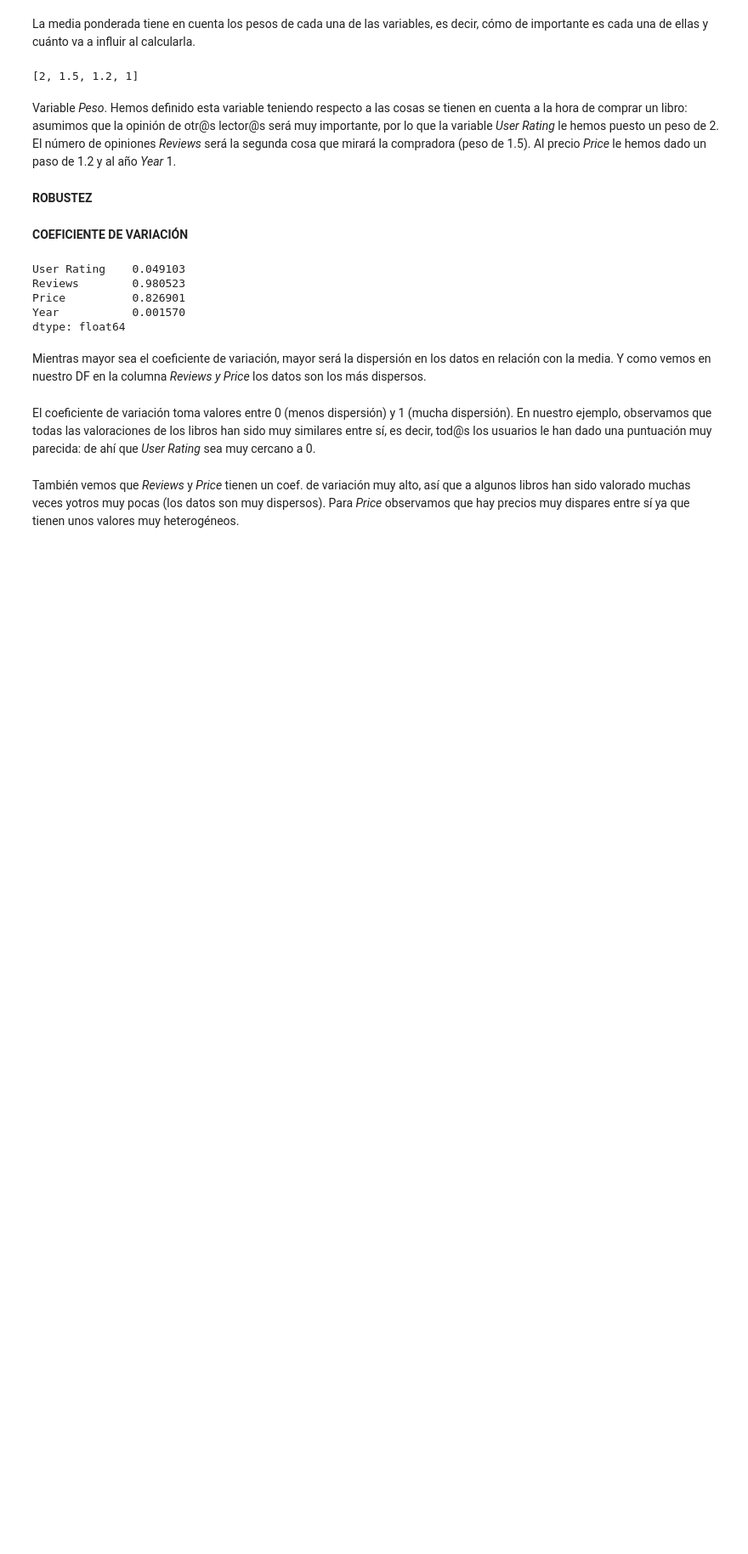
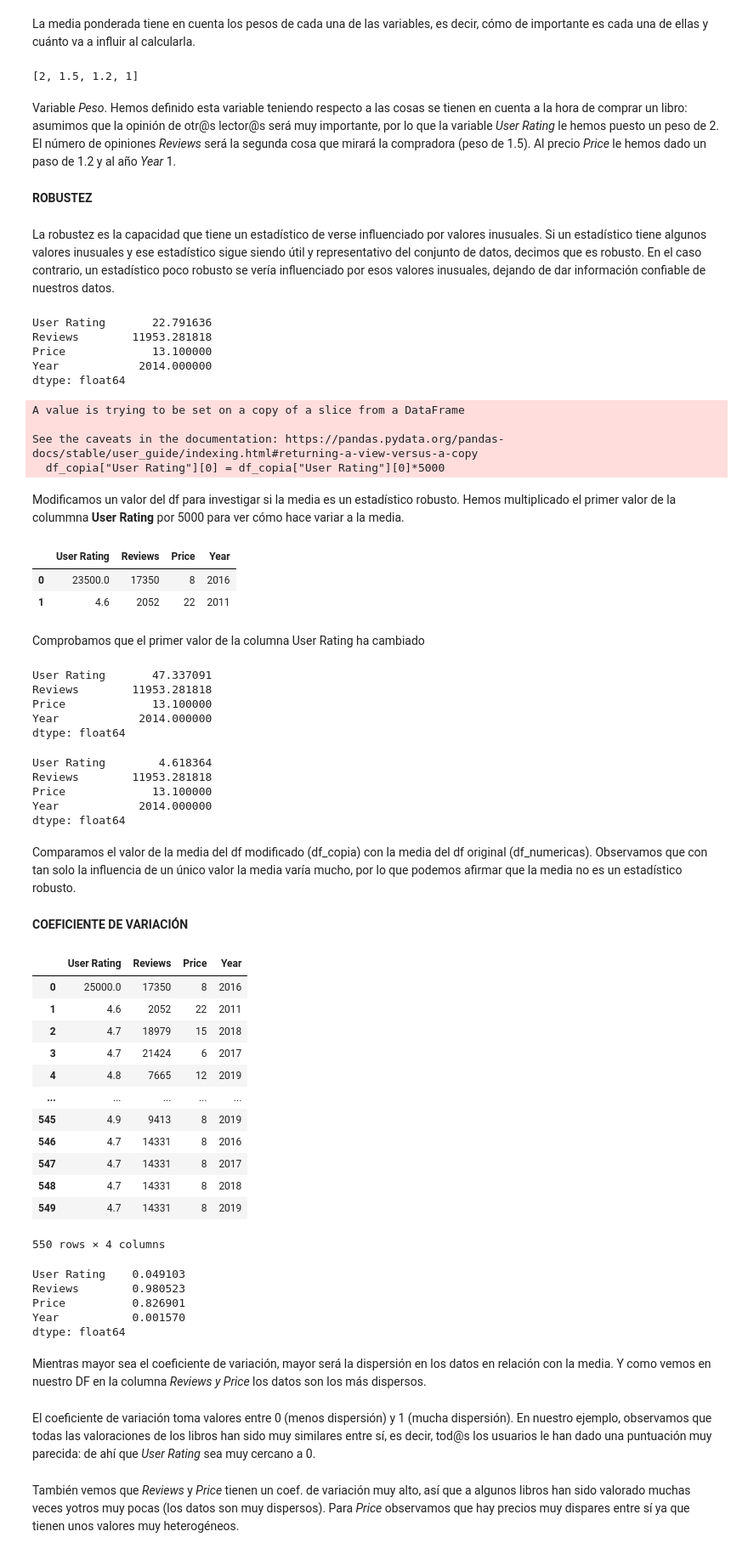
Before and after one commit to Adalab/DA-promo-A-module-2-pairprog-2-pair-3-Alicia-Laura, a Jupyter notebook: Estadistica/pair_estad_1.ipynb, the cells around one changed output. Shown at 85% size. Saved outputs shown, nothing was run; the diff lists cells and outputs as text; code cells hidden in the pictures; blank space fills up the shorter version.

```diff
--- a/Estadistica/pair_estad_1.ipynb
+++ b/Estadistica/pair_estad_1.ipynb
@@ -220,0 +231,11 @@ Variable *Peso*. Hemos definido esta variable teniendo respecto a las cosas se t
+# %% [markdown]
+La robustez es la capacidad que tiene un estadístico de verse influenciado por valores inusuales. Si un estadístico tiene algunos valores inusuales y ese estadístico sigue siendo útil y representativo del conjunto de datos, decimos que es robusto. En el caso contrario, un estadístico poco robusto se vería influenciado por esos valores inusuales, dejando de dar información confiable de nuestros datos.
+# %%
+# df_numericas.describe()
+df_numericas.mean()
+# %% [output]
+User Rating       22.791636
+Reviews        11953.281818
+Price             13.100000
+Year            2014.000000
+dtype: float64
@@ -221,5 +244,57 @@ Variable *Peso*. Hemos definido esta variable teniendo respecto a las cosas se t
+# %%
+df_copia["User Rating"][0] = df_copia["User Rating"][0]*5000
+# %% [output]
+A value is trying to be set on a copy of a slice from a DataFrame
+
+See the caveats in the documentation: https://pandas.pydata.org/pandas-docs/stable/user_guide/indexing.html#returning-a-view-versus-a-copy
+  df_copia["User Rating"][0] = df_copia["User Rating"][0]*5000
+# %% [markdown]
+Modificamos un valor del df para investigar si la media es un estadístico robusto. Hemos multiplicado el primer valor de la colummna **User Rating** por 5000 para ver cómo hace variar a la media.
+# %%
+df_copia.head(2)
+# %% [output]
+|  | User Rating | Reviews | Price | Year |
+| 0 | 23500.0 | 17350 | 8 | 2016 |
+| 1 | 4.6 | 2052 | 22 | 2011 |
+# %% [markdown]
+Comprobamos que el primer valor de la columna User Rating ha cambiado
+# %%
+df_copia.mean()
+# %% [output]
+User Rating       47.337091
+Reviews        11953.281818
+Price             13.100000
+Year            2014.000000
+dtype: float64
+# %%
+# df_numericas.describe()
+df_numericas.mean()
+# %% [output]
+User Rating        4.618364
+Reviews        11953.281818
+Price             13.100000
+Year            2014.000000
+dtype: float64
+# %% [markdown]
+Comparamos el valor de la media del df modificado (df_copia) con  la media del df original (df_numericas). Observamos que con tan solo la influencia de un único valor la media varía mucho, por lo que podemos afirmar que la media no es un estadístico robusto.
 # %% [markdown]
 **COEFICIENTE DE VARIACIÓN**
+# %%
+df_numericas
+# %% [output]
+|  | User Rating | Reviews | Price | Year |
+| 0 | 25000.0 | 17350 | 8 | 2016 |
+| 1 | 4.6 | 2052 | 22 | 2011 |
+| 2 | 4.7 | 18979 | 15 | 2018 |
+| 3 | 4.7 | 21424 | 6 | 2017 |
+| 4 | 4.8 | 7665 | 12 | 2019 |
+| ... | ... | ... | ... | ... |
+| 545 | 4.9 | 9413 | 8 | 2019 |
+| 546 | 4.7 | 14331 | 8 | 2016 |
+| 547 | 4.7 | 14331 | 8 | 2017 |
+| 548 | 4.7 | 14331 | 8 | 2018 |
+| 549 | 4.7 | 14331 | 8 | 2019 |
+550 rows × 4 columns
 # %%
 coef_var = np.std(df_numericas)/np.abs(np.mean(df_numericas))
 coef_var
```
Also changed, not shown: parts of 8 cells of this notebook.
